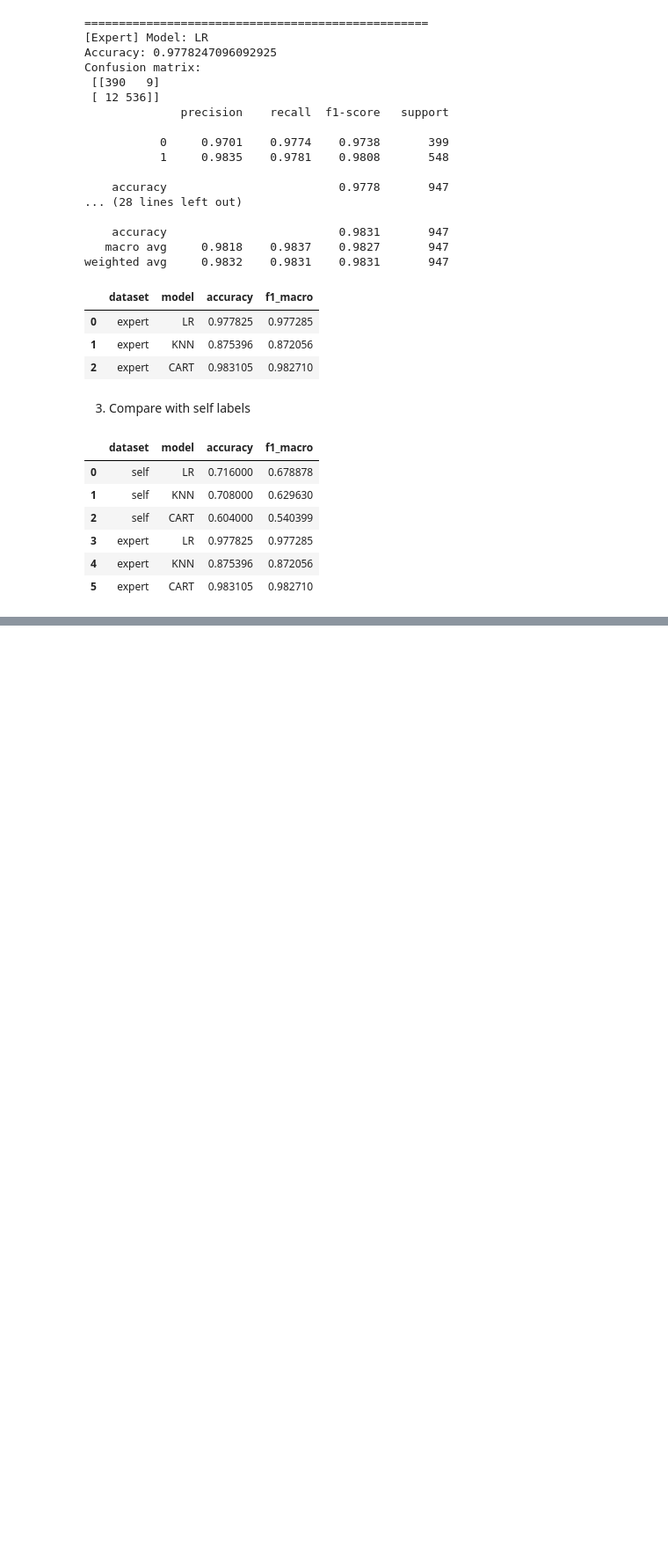
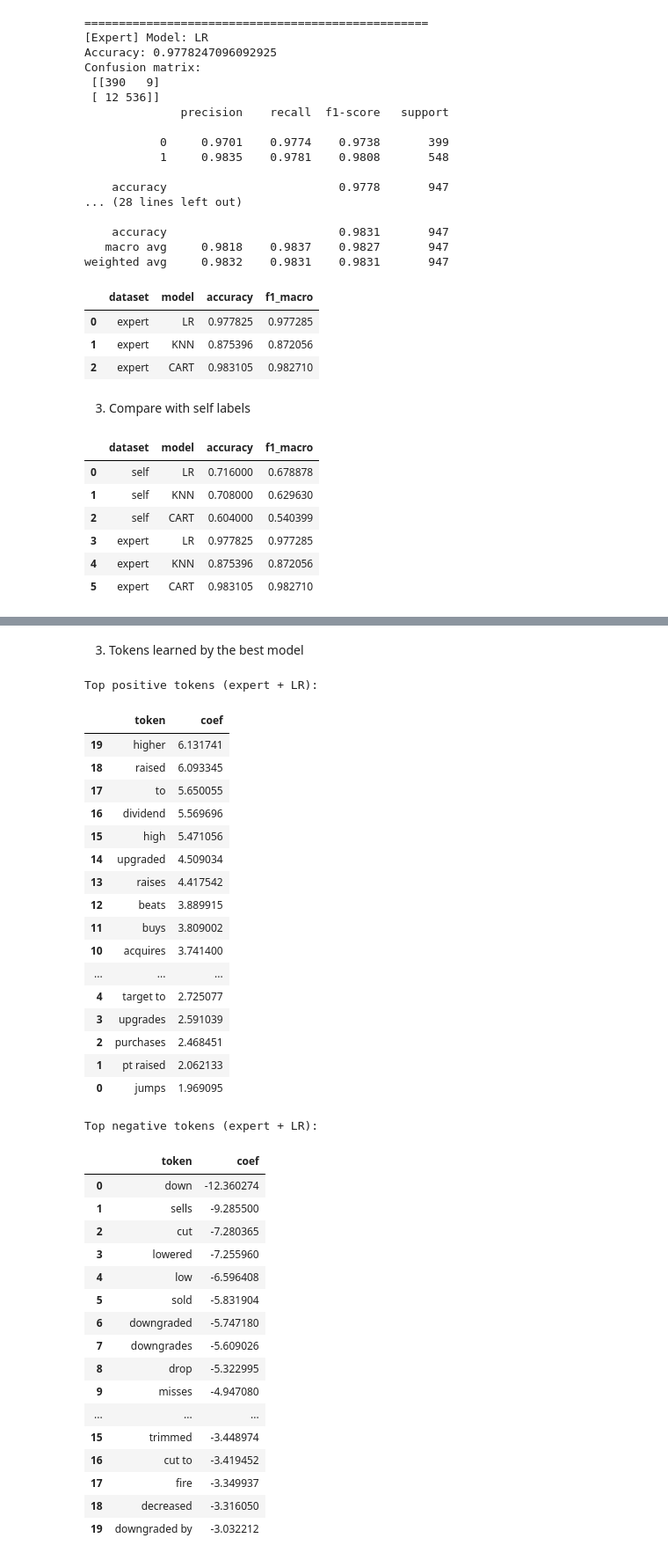
Before and after one commit to Jeandeng47/earnings-alpha, a Jupyter notebook: notebooks/final.ipynb, the cells around one changed output, grey strips where cells are left out. Shown at 88% size. Drawn from its saved outputs; the diff is of its cells as text; code cells hidden in the pictures; blank space fills up the shorter version.

```diff
--- a/notebooks/final.ipynb
+++ b/notebooks/final.ipynb
@@ -558,0 +777,64 @@ all_results
+# %% [markdown]
+3. Tokens learned by the best model
+# %%
+import numpy as np
+import pandas as pd
+
+feature_names_e = np.array(tfidf_e.get_feature_names_out())
+coefs_e = lr_expert.coef_[0]
+
+# top positive（ higher weight → label=1）
+top_pos = pd.DataFrame({
+    "token": feature_names_e[top_pos_idx],
+    "coef": coefs_e[top_pos_idx]
+}).sort_values("coef", ascending=False)
+
+# top negative（less weight → label=0）
+top_neg_idx = np.argsort(coefs_e)[:20]
+top_neg = pd.DataFrame({
+    "token": feature_names_e[top_neg_idx],
+    "coef": coefs_e[top_neg_idx]
+}).sort_values("coef")
+
+print("Top positive tokens (expert + LR):")
+display(top_pos)
+
+print("Top negative tokens (expert + LR):")
+display(top_neg)
+# %% [output]
+Top positive tokens (expert + LR):
+|  | token | coef |
+| 19 | higher | 6.131741 |
+| 18 | raised | 6.093345 |
+| 17 | to | 5.650055 |
+| 16 | dividend | 5.569696 |
+| 15 | high | 5.471056 |
+| 14 | upgraded | 4.509034 |
+| 13 | raises | 4.417542 |
+| 12 | beats | 3.889915 |
+| 11 | buys | 3.809002 |
+| 10 | acquires | 3.741400 |
+| ... | ... | ... |
+| 4 | target to | 2.725077 |
+| 3 | upgrades | 2.591039 |
+| 2 | purchases | 2.468451 |
+| 1 | pt raised | 2.062133 |
+| 0 | jumps | 1.969095 |
+Top negative tokens (expert + LR):
+|  | token | coef |
+| 0 | down | -12.360274 |
+| 1 | sells | -9.285500 |
+| 2 | cut | -7.280365 |
+| 3 | lowered | -7.255960 |
+| 4 | low | -6.596408 |
+| 5 | sold | -5.831904 |
+| 6 | downgraded | -5.747180 |
+| 7 | downgrades | -5.609026 |
+| 8 | drop | -5.322995 |
+| 9 | misses | -4.947080 |
+| ... | ... | ... |
+| 15 | trimmed | -3.448974 |
+| 16 | cut to | -3.419452 |
+| 17 | fire | -3.349937 |
+| 18 | decreased | -3.316050 |
+| 19 | downgraded by | -3.032212 |
```
Also changed, not shown: parts of 15 cells of this notebook.
